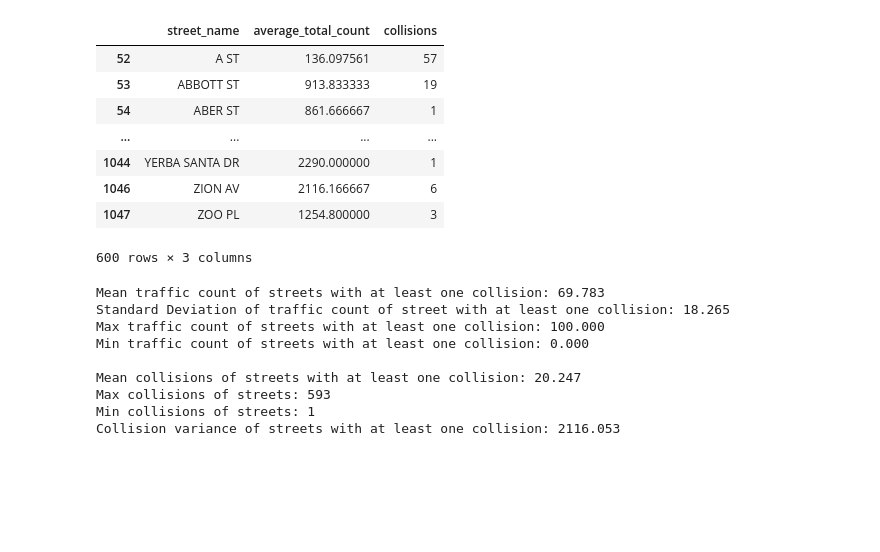
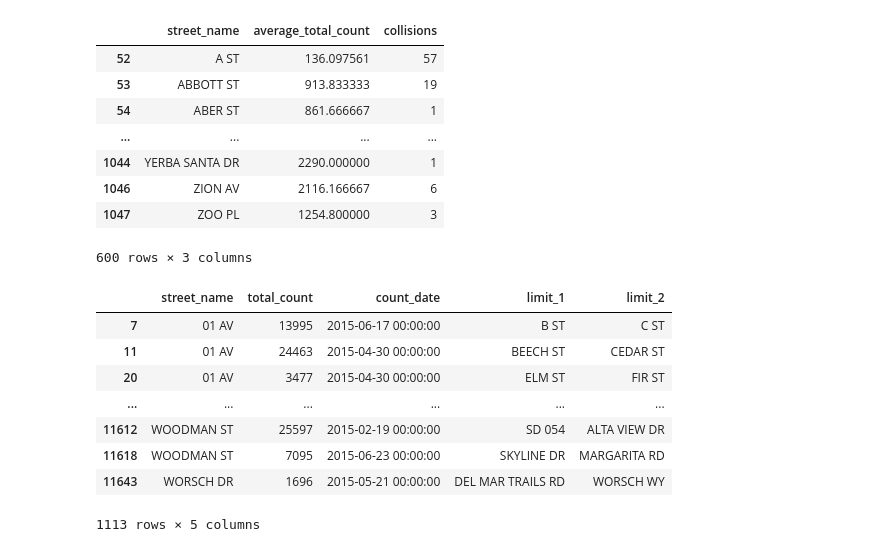
Before and after one commit to rileyfroehlich/COGS-108-Final-Project, a Jupyter notebook: Final_Project.ipynb, the cells around one changed output. Drawn from its saved outputs; the diff is of its cells as text; code cells hidden in the pictures; blank space fills up the shorter version.

Commit message:
Traffic Dataset 2015

```diff
--- a/Final_Project.ipynb
+++ b/Final_Project.ipynb
@@ -461,33 +342,21 @@ df_traffic_collisions
 | 1046 | ZION AV | 2116.166667 | 6 |
 | 1047 | ZOO PL | 1254.800000 | 3 |
 600 rows × 3 columns
-# %%
-traffic_mean = df_traffic_collisions['average_total_count'].mean()
-traffic_std = df_traffic_collisions['average_total_count'].std()
-traffic_max = df_traffic_collisions['average_total_count'].max()
-traffic_min = df_traffic_collisions['average_total_count'].min()
-
-collisions_mean = df_traffic_collisions['collisions'].mean()
-collisions_max = df_traffic_collisions['collisions'].max()
-collisions_min = df_traffic_collisions['collisions'].min()
-collisions_var = df_traffic_collisions['collisions'].var()
-
-print("Mean traffic count of streets with at least one collision: " + format(oci_mean, '.3f'))
-print("Standard Deviation of traffic count of street with at least one collision: " + format(oci_std, '.3f'))
-print("Max traffic count of streets with at least one collision: " + format(oci_max, '.3f'))
-print("Min traffic count of streets with at least one collision: " + format(oci_min, '.3f') + "\n")
-
-print("Mean collisions of streets with at least one collision: " + format(collisions_mean, '.3f'))
-print("Max collisions of streets: " + format(collisions_max, '.0f'))
-print("Min collisions of streets: " + format(collisions_min, '.0f'))
-print("Collision variance of streets with at least one collision: " + format(collisions_var, '.3f'))
-# %% [output]
-Mean traffic count of streets with at least one collision: 69.783
-Standard Deviation of traffic count of street with at least one collision: 18.265
-Max traffic count of streets with at least one collision: 100.000
-Min traffic count of streets with at least one collision: 0.000
-
-Mean collisions of streets with at least one collision: 20.247
-Max collisions of streets: 593
-Min collisions of streets: 1
-Collision variance of streets with at least one collision: 2116.053
+# %%
+#creating a new copy of the traffic counts dataframe with just the count dates from the year 2015
+copy_df = df_traffic.copy()
+
+#drops the rows that aren't from the year 2015
+volume2015 = copy_df[copy_df['count_date'].str.contains("2015")]
+
+volume2015
+# %% [output]
+|  | street_name | total_count | count_date | limit_1 | limit_2 |
+| 7 | 01 AV | 13995 | 2015-06-17 00:00:00 | B ST | C ST |
+| 11 | 01 AV | 24463 | 2015-04-30 00:00:00 | BEECH ST | CEDAR ST |
+| 20 | 01 AV | 3477 | 2015-04-30 00:00:00 | ELM ST | FIR ST |
+| ... | ... | ... | ... | ... | ... |
+| 11612 | WOODMAN ST | 25597 | 2015-02-19 00:00:00 | SD 054 | ALTA VIEW DR |
+| 11618 | WOODMAN ST | 7095 | 2015-06-23 00:00:00 | SKYLINE DR | MARGARITA RD |
+| 11643 | WORSCH DR | 1696 | 2015-05-21 00:00:00 | DEL MAR TRAILS RD | WORSCH WY |
+1113 rows × 5 columns
```
Also changed, not shown: parts of 6 cells of this notebook.
